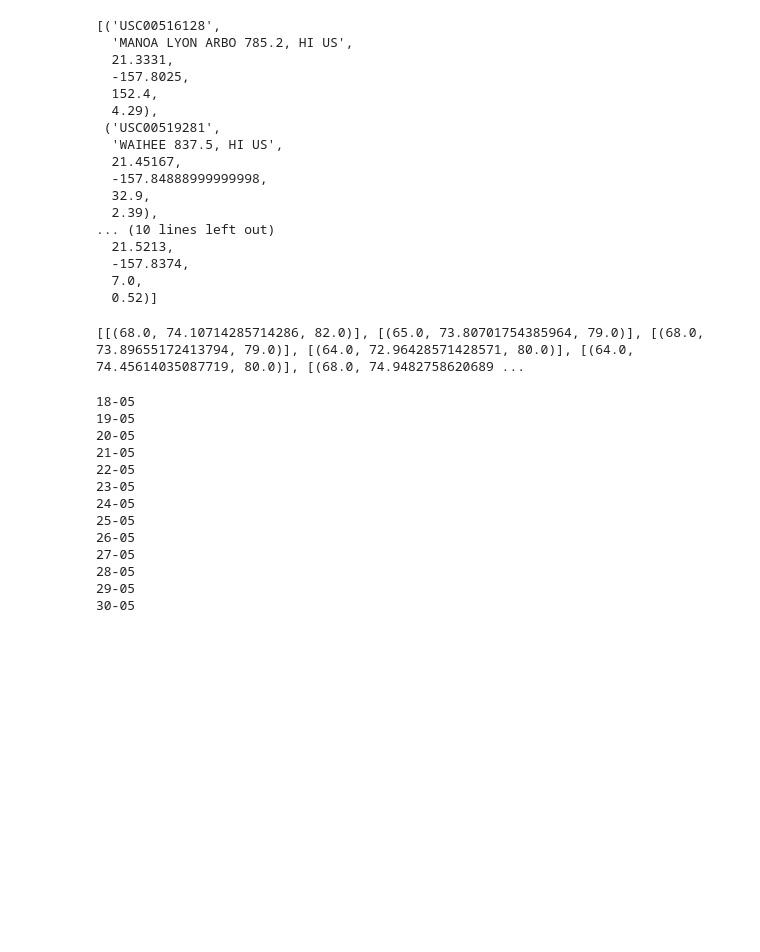
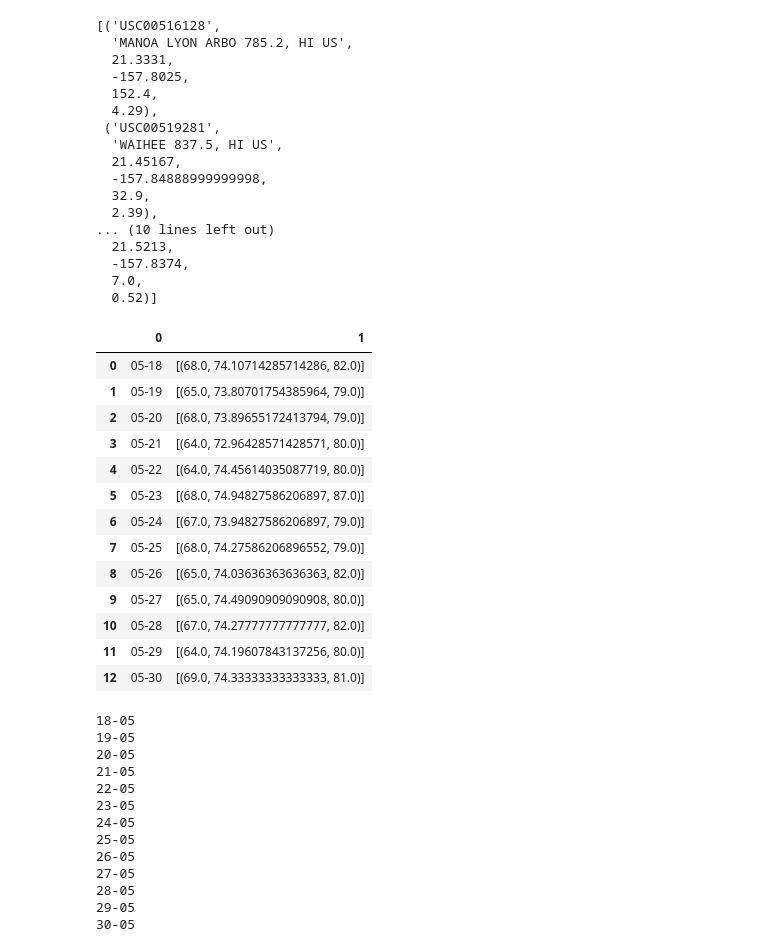
Before and after one commit to sbogdan-sb/Homework10, a Jupyter notebook: Hawaii_Climate.ipynb, the cells around one changed output. Saved outputs shown, nothing was run; the diff lists cells and outputs as text; code cells hidden in the pictures; blank space fills up the shorter version.

```diff
--- a/Hawaii_Climate.ipynb
+++ b/Hawaii_Climate.ipynb
@@ -243,31 +243,48 @@ session.query(Station.station, Station.name, Station.latitude, \
 # %%
 # Create a query that will calculate the daily normals
 # (i.e. the averages for tmin, tmax, and tavg for all historic data matching a specific month and day)
 
 def daily_normals(date):
     """Daily Normals.
 
     Args:
         date (str): A date string in the format '%m-%d'
 
     Returns:
         A list of tuples containing the daily normals, tmin, tavg, and tmax
 
     """
 
     sel = [func.min(Measurement.tobs), func.avg(Measurement.tobs), func.max(Measurement.tobs)]
     return session.query(*sel).filter(func.strftime("%m-%d", Measurement.date) == date).all()
 
 # Create a list of dates trip
 datelist = pd.date_range(trip_start, periods=13).tolist()
 
 # Calculate daily norms for each day and append to a list
 norm_list = []
 for date in datelist:
-    norm_list.append(daily_normals(date.strftime("%m-%d")))
-print(norm_list)
+    norm_list.append([date.strftime("%m-%d")
+                      ,daily_normals(date.strftime("%m-%d"))])
+
+norm_data_df = pd.DataFrame(norm_list)
+
+norm_data_df
 # %% [output]
-[[(68.0, 74.10714285714286, 82.0)], [(65.0, 73.80701754385964, 79.0)], [(68.0, 73.89655172413794, 79.0)], [(64.0, 72.96428571428571, 80.0)], [(64.0, 74.45614035087719, 80.0)], [(68.0, 74.9482758620689 ...
+|  | 0 | 1 |
+| 0 | 05-18 | [(68.0, 74.10714285714286, 82.0)] |
+| 1 | 05-19 | [(65.0, 73.80701754385964, 79.0)] |
+| 2 | 05-20 | [(68.0, 73.89655172413794, 79.0)] |
+| 3 | 05-21 | [(64.0, 72.96428571428571, 80.0)] |
+| 4 | 05-22 | [(64.0, 74.45614035087719, 80.0)] |
+| 5 | 05-23 | [(68.0, 74.94827586206897, 87.0)] |
+| 6 | 05-24 | [(67.0, 73.94827586206897, 79.0)] |
+| 7 | 05-25 | [(68.0, 74.27586206896552, 79.0)] |
+| 8 | 05-26 | [(65.0, 74.03636363636363, 82.0)] |
+| 9 | 05-27 | [(65.0, 74.49090909090908, 80.0)] |
+| 10 | 05-28 | [(67.0, 74.27777777777777, 82.0)] |
+| 11 | 05-29 | [(64.0, 74.19607843137256, 80.0)] |
+| 12 | 05-30 | [(69.0, 74.33333333333333, 81.0)] |
 # %%
 datelist = pd.date_range((datetime.strptime('2017-05-18', '%Y-%m-%d')), periods=13).tolist()
 
```
